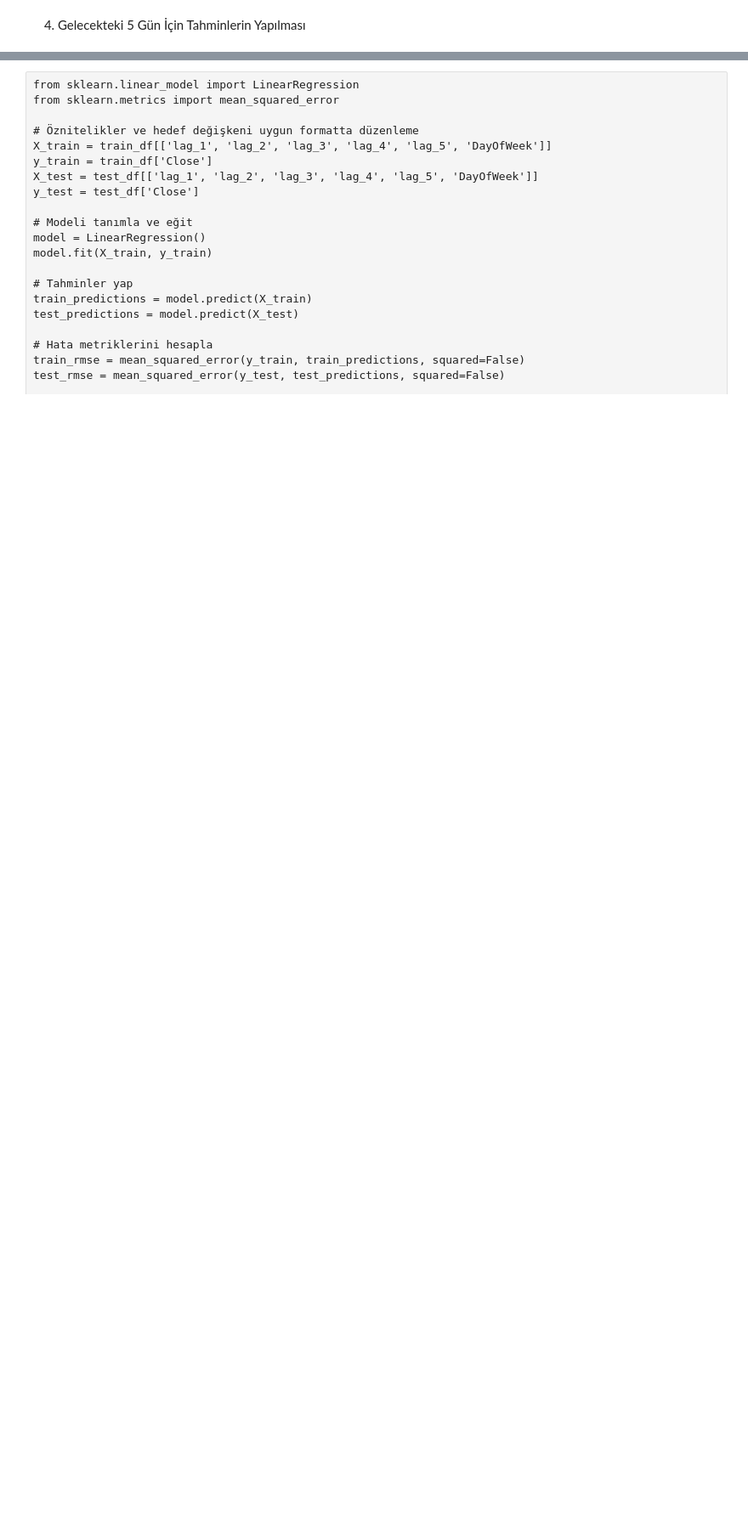
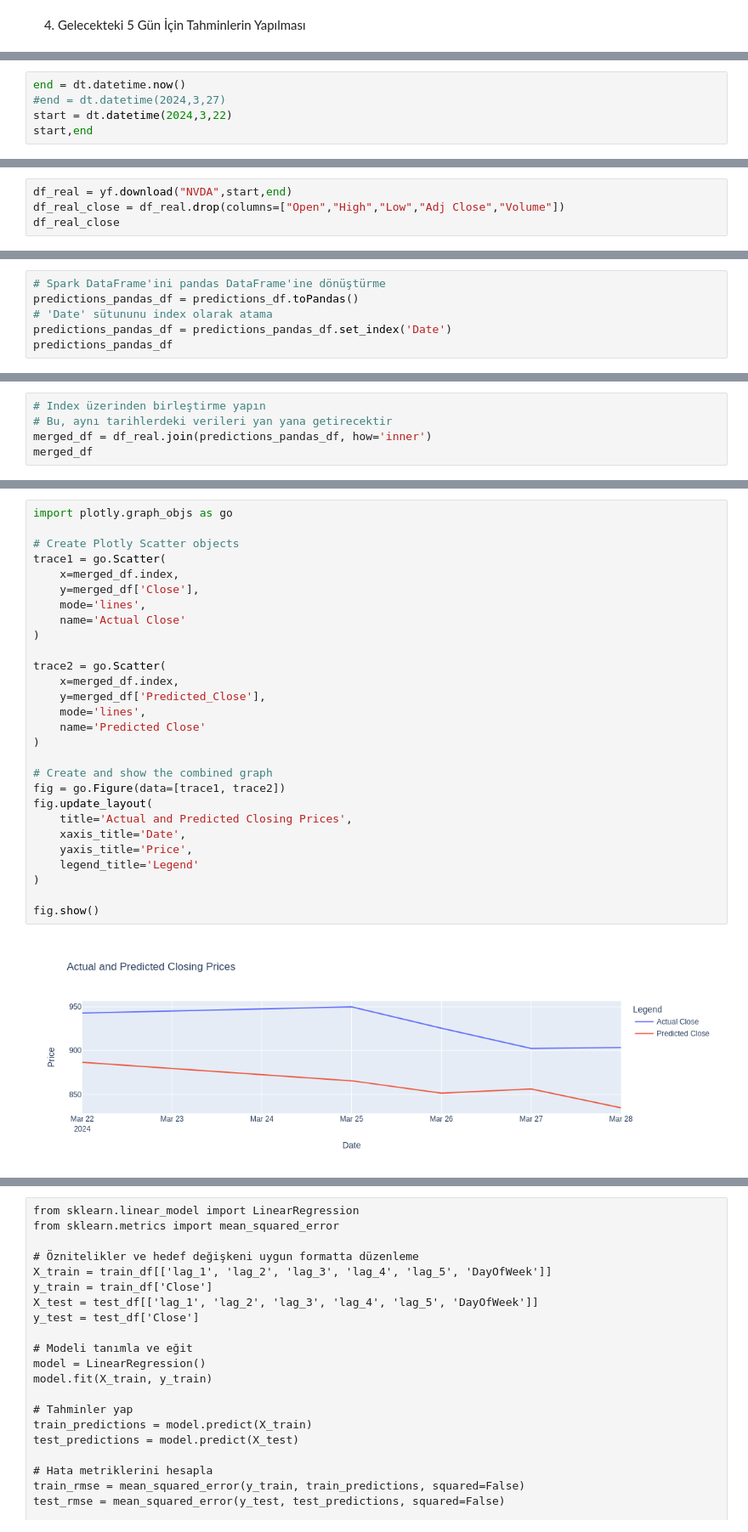
Before and after one commit to TunahanINCE/Machine-Learning-Models-for-Predicting-Stock-Market-Closing-Prices, a Jupyter notebook: TunahanINCE.ipynb, the cells around one changed output, grey strips where cells are left out. Shown at 85% size. Drawn from its saved outputs; the diff is of its cells as text; blank space fills up the shorter version.

```diff
--- a/TunahanINCE.ipynb
+++ b/TunahanINCE.ipynb
@@ -299,0 +325,5 @@ spark.createDataFrame(df_org.tail(5)).show()
+# %%
+end = dt.datetime.now()
+#end = dt.datetime(2024,3,27)
+start = dt.datetime(2024,3,22)
+start,end
@@ -299,0 +333,4 @@ spark.createDataFrame(df_org.tail(5)).show()
+# %%
+df_real = yf.download("NVDA",start,end)
+df_real_close = df_real.drop(columns=["Open","High","Low","Adj Close","Volume"])
+df_real_close
@@ -299,0 +346,6 @@ spark.createDataFrame(df_org.tail(5)).show()
+# %%
+# Spark DataFrame'ini pandas DataFrame'ine dönüştürme
+predictions_pandas_df = predictions_df.toPandas()
+# 'Date' sütununu index olarak atama
+predictions_pandas_df = predictions_pandas_df.set_index('Date')
+predictions_pandas_df
@@ -299,0 +365,5 @@ spark.createDataFrame(df_org.tail(5)).show()
+# %%
+# Index üzerinden birleştirme yapın
+# Bu, aynı tarihlerdeki verileri yan yana getirecektir
+merged_df = df_real.join(predictions_pandas_df, how='inner')
+merged_df
@@ -299,0 +378,30 @@ spark.createDataFrame(df_org.tail(5)).show()
+# %%
+import plotly.graph_objs as go
+
+# Create Plotly Scatter objects
+trace1 = go.Scatter(
+    x=merged_df.index,
+    y=merged_df['Close'],
+    mode='lines',
+    name='Actual Close'
+)
+
+trace2 = go.Scatter(
+    x=merged_df.index,
+    y=merged_df['Predicted_Close'],
+    mode='lines',
+    name='Predicted Close'
+)
+
+# Create and show the combined graph
+fig = go.Figure(data=[trace1, trace2])
+fig.update_layout(
+    title='Actual and Predicted Closing Prices',
+    xaxis_title='Date',
+    yaxis_title='Price',
+    legend_title='Legend'
+)
+
+fig.show()
+# %% [output]
+[figure, added]
```
Also changed, not shown: parts of 22 cells of this notebook.
